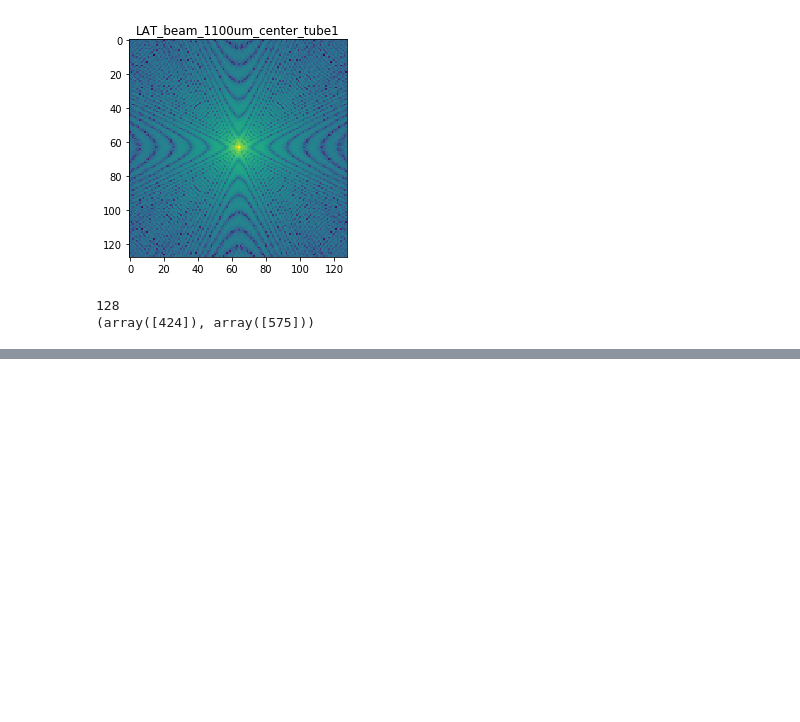
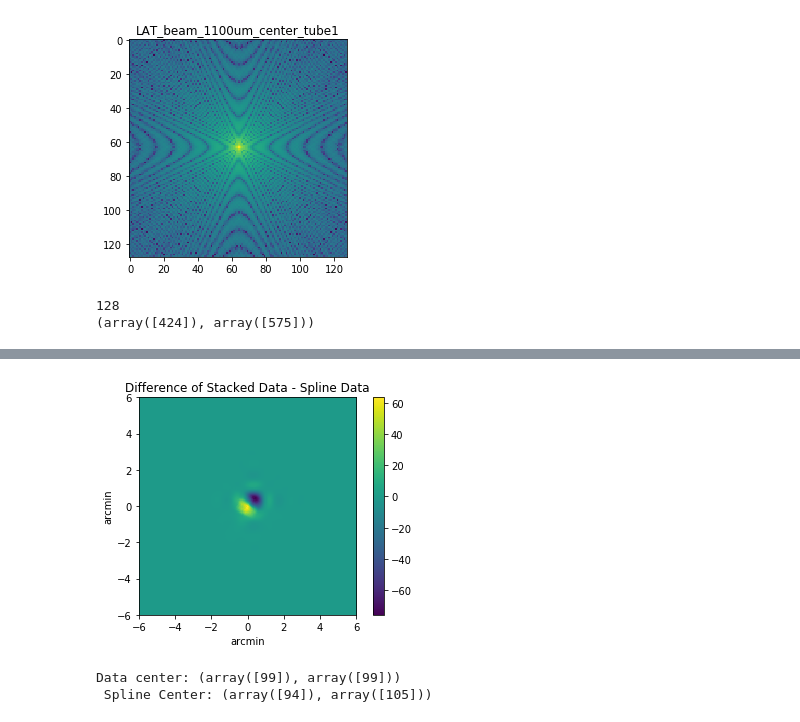
Before and after one commit to Sulla2012/gaussian_beams, a Jupyter notebook: beam_fitting/lat_beam_fitting.ipynb, the cells around one changed output, grey strips where cells are left out. Saved outputs shown, nothing was run; the diff lists cells and outputs as text; code cells hidden in the pictures; blank space fills up the shorter version.

```diff
--- a/beam_fitting/lat_beam_fitting.ipynb
+++ b/beam_fitting/lat_beam_fitting.ipynb
@@ -127,0 +136,24 @@ plt.show()
+# %%
+xspline_diff = np.linspace(-0.1, 0.1, 200)
+yspline_diff = xspline_diff
+spline_diff = spline(xspline_diff, yspline_diff)
+
+spline_diff = spline_diff * np.amax(stack_data)/np.amax(spline_diff)
+
+#plt.imshow(spline_diff)
+#plt.show()
+
+plt.imshow(stack_data-spline_diff, extent = [-6,6,-6,6])
+plt.colorbar()
+plt.title("Difference of Stacked Data - Spline Data")
+plt.xlabel('arcmin')
+plt.ylabel('arcmin')
+plt.savefig('stack_spline_diff.pdf')
+plt.show()
+# %% [output]
+[figure, added]
+# %%
+print('Data center: {} \n Spline Center: {}'.format(np.where(stack_data == np.amax(stack_data)), np.where(spline_diff == np.amax(spline_diff))))
+# %% [output]
+Data center: (array([99]), array([99]))
+ Spline Center: (array([94]), array([105]))
```
Also changed, not shown: parts of 5 cells of this notebook, 9 other files.
